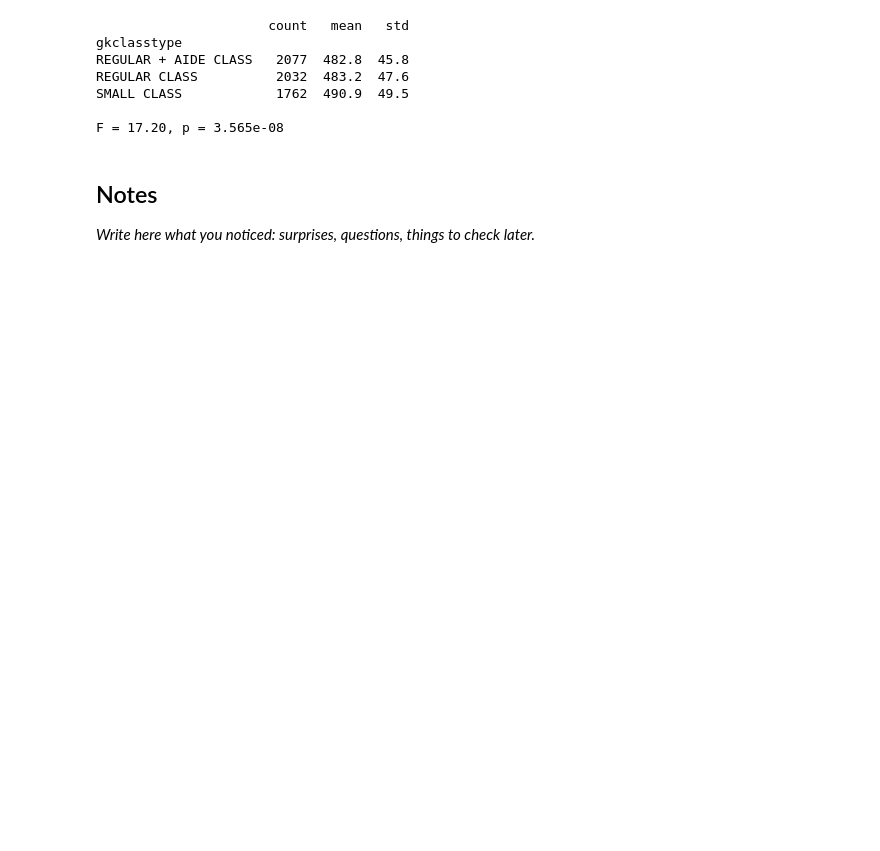
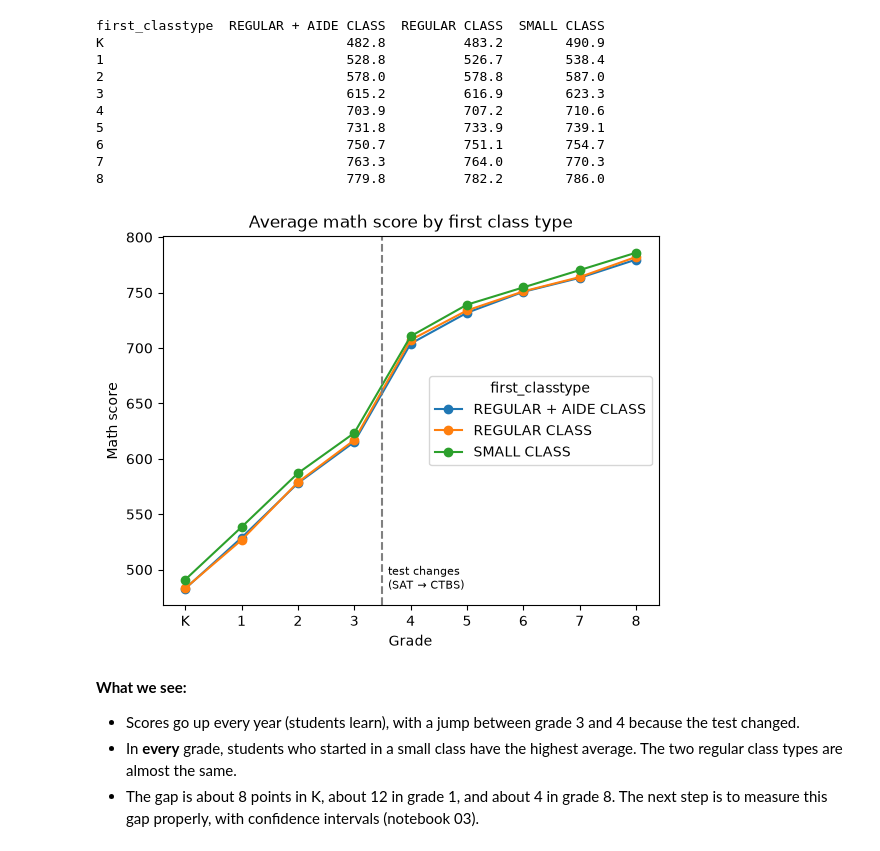
Before and after one commit to itai-wachtel/star-stat-project, a Jupyter notebook: notebooks/01_explore_data.ipynb, the cells around one changed output. Saved outputs shown, nothing was run; the diff lists cells and outputs as text; code cells hidden in the pictures; blank space fills up the shorter version.

```diff
--- a/notebooks/01_explore_data.ipynb
+++ b/notebooks/01_explore_data.ipynb
@@ -195,20 +195,30 @@ This is a first check only. It ignores schools (randomization was done within sc
 # %%
-k_data = df[["gkclasstype", "gktmathss"]].dropna()
-groups = [g["gktmathss"] for _, g in k_data.groupby("gkclasstype", observed=True)]
+means = df.groupby("first_classtype")[math_cols].mean().T.round(1)
+means.index = grade_labels
+print(means)
 
-print(k_data.groupby("gkclasstype", observed=True)["gktmathss"].agg(["count", "mean", "std"]).round(1))
-
-f_stat, p_value = stats.f_oneway(*groups)
-print(f"\nF = {f_stat:.2f}, p = {p_value:.4g}")
+means.plot(marker="o", title="Average math score by first class type")
+plt.axvline(3.5, color="gray", linestyle="--")
+plt.text(3.6, means.values.min(), "test changes\n(SAT → CTBS)", fontsize=8)
+plt.xlabel("Grade")
+plt.ylabel("Math score")
+plt.show()
 # %% [output]
-                      count   mean   std
-gkclasstype
-REGULAR + AIDE CLASS   2077  482.8  45.8
-REGULAR CLASS          2032  483.2  47.6
-SMALL CLASS            1762  490.9  49.5
-
-F = 17.20, p = 3.565e-08
+first_classtype  REGULAR + AIDE CLASS  REGULAR CLASS  SMALL CLASS
+K                               482.8          483.2        490.9
+1                               528.8          526.7        538.4
+2                               578.0          578.8        587.0
+3                               615.2          616.9        623.3
+4                               703.9          707.2        710.6
+5                               731.8          733.9        739.1
+6                               750.7          751.1        754.7
+7                               763.3          764.0        770.3
+8                               779.8          782.2        786.0
+[figure, added]
 # %% [markdown]
-## Notes
-
-_Write here what you noticed: surprises, questions, things to check later._
+**What we see:**
+- Scores go up every year (students learn), with a jump between grade 3 and 4 because the test changed.
+- In **every** grade, students who started in a small class have the highest average.
+  The two regular class types are almost the same.
+- The gap is about 8 points in K, about 12 in grade 1, and about 4 in grade 8.
+  The next step is to measure this gap properly, with confidence intervals (notebook 03).
```
Also changed, not shown: parts of 30 cells of this notebook, 2 other files.
